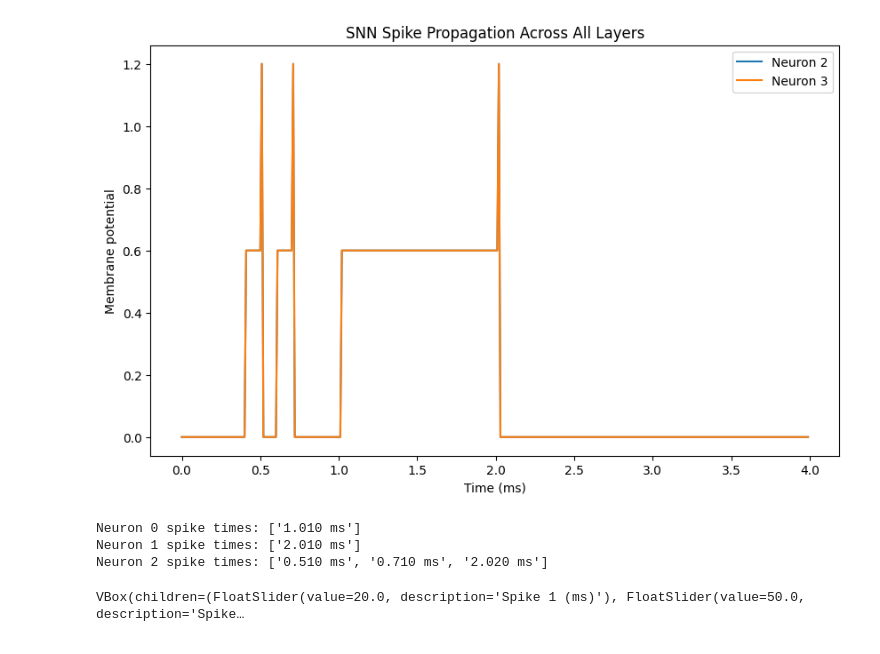
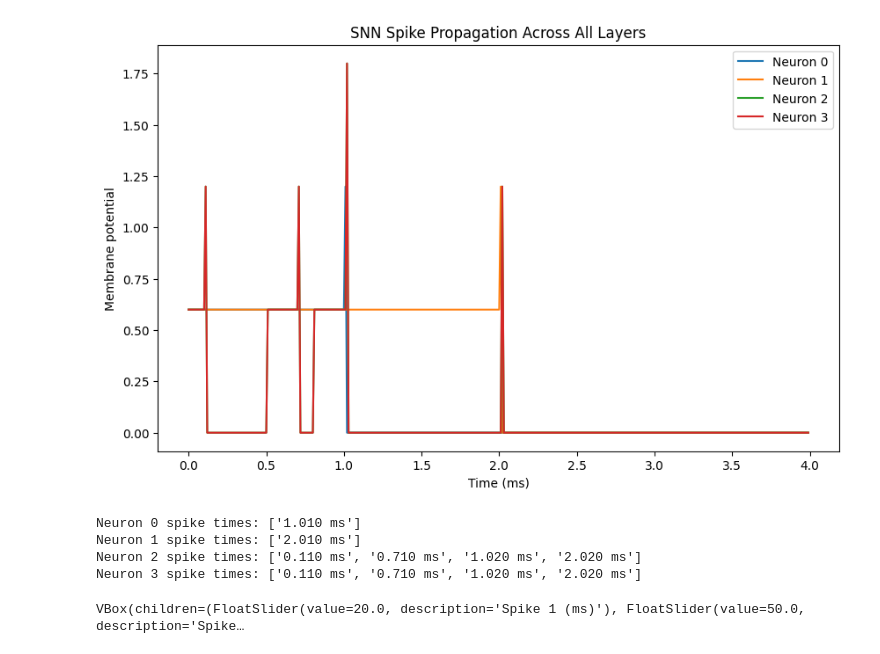
Before and after one commit to Ian3133/Dissertation, a Jupyter notebook: yggdrasil.ipynb, the cells around one changed output. Saved outputs shown, nothing was run; the diff lists cells and outputs as text; code cells hidden in the pictures.

```diff
--- a/yggdrasil.ipynb
+++ b/yggdrasil.ipynb
@@ -41,7 +41,7 @@ def Ygg_2nd_layer(inputs, taus):
             v = 0
             spikes_fired += 1
         ''', method='exact')
-    neurons.v = 0.0
+    neurons.v = 0.6
     neurons.spikes_fired = 0
     neurons.tau_fire_time = 4 # should be runtime to start
     #neurons[2:].threshold = 2
@@ -51,7 +51,7 @@ def Ygg_2nd_layer(inputs, taus):
 
     syn_input = Synapses(stim, neurons[0:2], '''
     ''', on_pre='''
-        v += 1.2
+        v += 0.6
     ''')
     syn_input.connect(j='i')
 
@@ -60,7 +60,7 @@ def Ygg_2nd_layer(inputs, taus):
     # might need to change synapcies inputs to differnt 2:4 or somthnig
     syn_hidden = Synapses(neurons[0:2], neurons[2:4], '''
     ''', on_pre='''
-        v += 0.6
+        v += 1.2
     ''')
     syn_hidden.connect()
 
@@ -80,40 +80,41 @@ def Ygg_2nd_layer(inputs, taus):
     neurons.run_regularly('''
         global_clock += 0.01
     ''', dt=0.01*ms)
 
     mon = StateMonitor(neurons, 'v', record=True, dt=0.01*ms)
     spikemon = SpikeMonitor(neurons)
 
     run(4*ms)
 
     # Plot v
     figure(figsize=(10, 6))
-    for i in range(2, 4):
+    for i in range(0, 4):
         plot(mon.t/ms, mon.v[i], label=f'Neuron {i}')
     xlabel('Time (ms)')
     ylabel('Membrane potential')
     legend()
     title('SNN Spike Propagation Across All Layers')
     show()
 
-    for i in range(0,3):
+    for i in range(0,4):
         times = spikemon.spike_trains()[i]
         if len(times) > 0:
             formatted_times = [f"{t/ms:.3f} ms" for t in times]
             print(f"Neuron {i} spike times: {formatted_times}")
 
 
 
 inputs = [1.0, 2.0]
-taus = [0.4, 0.5, 0.6, 0.7] # will test by changing and seeing result later
+taus = [0.1, 0.7, 0.8, 0.5] #[0.0, 0.0, 0.0, 0.0] # will test by changing and seeing result later
 # assuming 2x2 here
 
 Ygg_2nd_layer(inputs, taus)
 # %% [output]
-[figure, old version]
+[figure, new version]
 Neuron 0 spike times: ['1.010 ms']
 Neuron 1 spike times: ['2.010 ms']
-Neuron 2 spike times: ['0.510 ms', '0.710 ms', '2.020 ms']
+Neuron 2 spike times: ['0.110 ms', '0.710 ms', '1.020 ms', '2.020 ms']
+Neuron 3 spike times: ['0.110 ms', '0.710 ms', '1.020 ms', '2.020 ms']
 # %%
 # import numpy as np
 # import matplotlib.pyplot as plt
```
